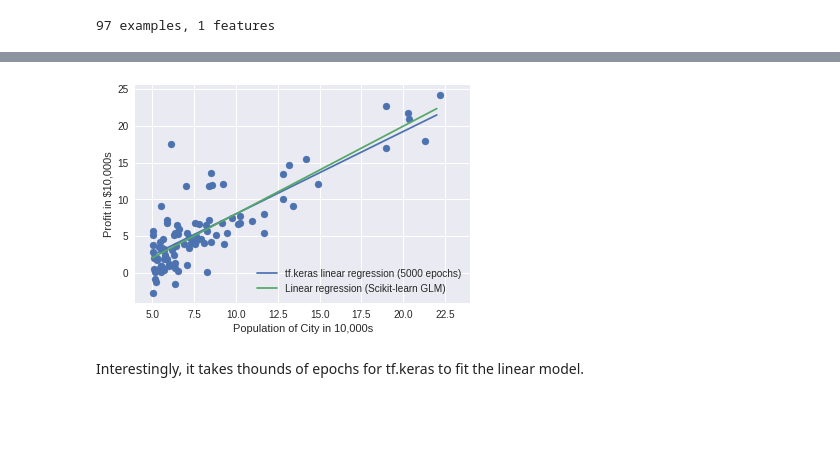
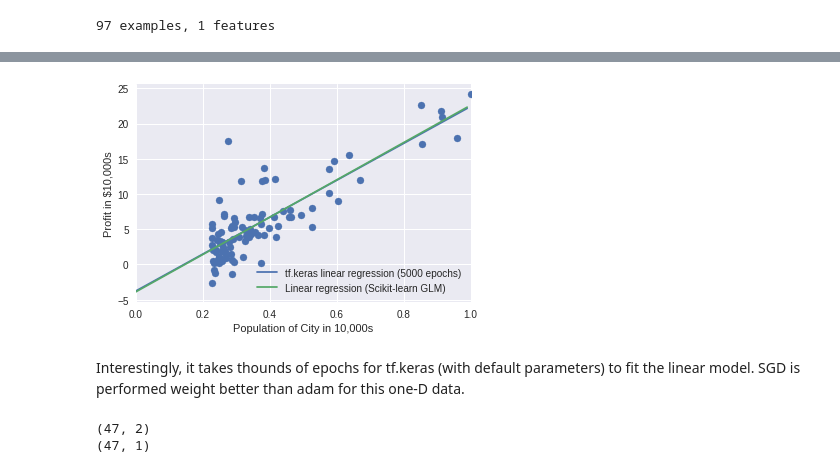
Before and after one commit to scumabo/Deep-Learning-with-tf.keras, a Jupyter notebook: 1_Linear_regression_(tf_keras).ipynb, the cells around one changed output, grey strips where cells are left out. Cells and saved outputs as stored; diff of their text form; code cells hidden in the pictures; blank space fills up the shorter version.

```diff
--- a/1_Linear_regression_(tf_keras).ipynb
+++ b/1_Linear_regression_(tf_keras).ipynb
@@ -14,6 +14,7 @@ from sklearn.linear_model import LinearRegression
 data = pd.read_csv('ex1data1.txt', header=None).values
 X = data[:, [0]]
 Y = data[:, [1]]
+X = X / max(X)
 
 print(str(X.shape[0]) + " examples, " + str(X.shape[1]) + " features")
 # %% [output]
@@ -85,22 +85,34 @@ weights = layer.get_weights()
 w = weights[0]
 b = weights[1]
 # %%
-xx = np.arange(5, 23)
+xx = np.arange(0, 1, 0.01)
 yy = w * xx + b
 
 plt.scatter(X, Y)
 plt.plot(xx, yy.T, label='tf.keras linear regression (5000 epochs)')
 
 # Compare with Scikit-learn Linear regression
 regr = LinearRegression()
 regr.fit(X, Y)
 plt.plot(xx, (regr.intercept_+regr.coef_*xx).T, label='Linear regression (Scikit-learn GLM)')
 
-plt.xlim(4,24)
+plt.xlim(0,1)
 plt.xlabel('Population of City in 10,000s')
 plt.ylabel('Profit in $10,000s')
 plt.legend(loc=4);
 # %% [output]
-[figure, old version]
+[figure, new version]
 # %% [markdown]
-Interestingly, it takes thounds of epochs for tf.keras to fit the linear model.
+Interestingly, it takes thounds of epochs for tf.keras (with default parameters) to fit the linear model. SGD is performed weight better than adam for this one-D data.
+# %%
+path = 'ex1data2.txt'
+data = pd.read_csv(path, header=None).values
+X = data[:, 0:-1]
+Y = data[:, [-1]]
+X = (X - np.mean(X)) / np.std(X)
+
+print(X.shape)
+print(Y.shape)
+# %% [output]
+(47, 2)
+(47, 1)
```
Also changed, not shown: parts of 8 cells of this notebook.
